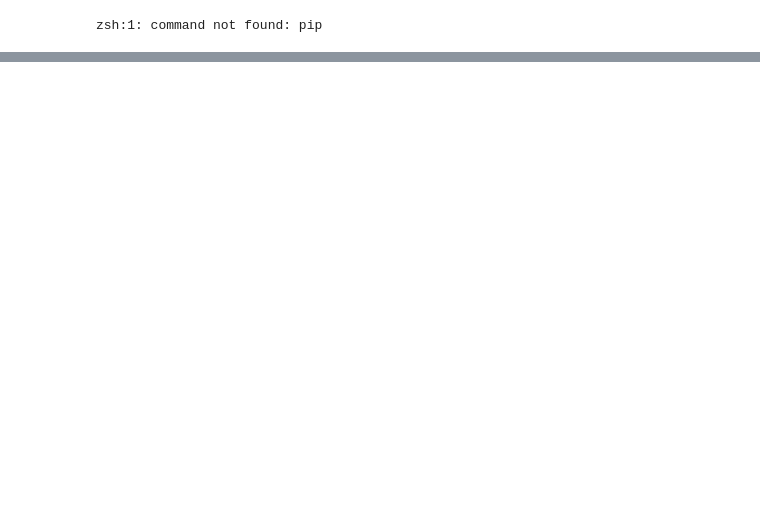
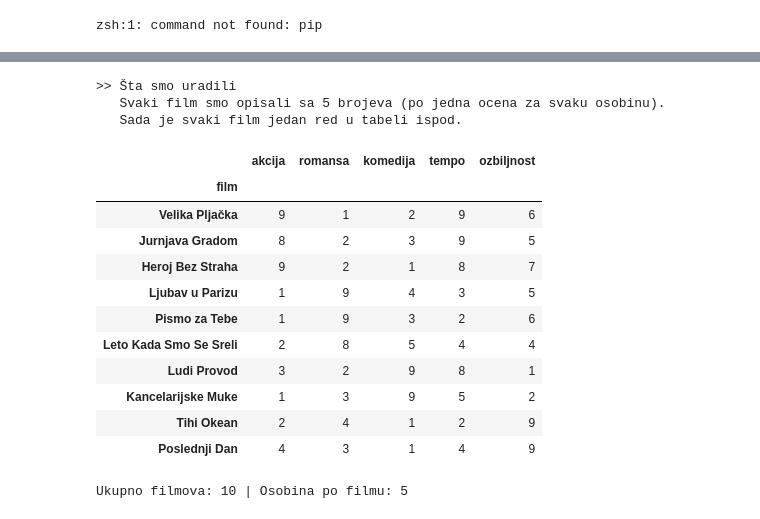
Before and after one commit to boba1987/vector-spaces, a Jupyter notebook: simple_recommender_ai_colab.ipynb, the cells around one changed output, grey strips where cells are left out. Saved outputs shown, nothing was run; the diff lists cells and outputs as text; code cells hidden in the pictures; blank space fills up the shorter version.

```diff
--- a/simple_recommender_ai_colab.ipynb
+++ b/simple_recommender_ai_colab.ipynb
@@ -560,0 +70,43 @@ Isti recept koriste i veliki sistemi (muzika, kupovina, video) - samo sa milioni
+# %%
+# Osobine kojima opisujemo svaki film (ocene 0-10).
+osobine = ['akcija', 'romansa', 'komedija', 'tempo', 'ozbiljnost']
+
+# Mala "baza" filmova. Brojevi su izmišljeni radi primera.
+filmovi = {
+    'Velika Pljačka':        [9, 1, 2, 9, 6],   # akcioni triler
+    'Jurnjava Gradom':       [8, 2, 3, 9, 5],   # akcioni
+    'Heroj Bez Straha':      [9, 2, 1, 8, 7],   # akcioni
+    'Ljubav u Parizu':       [1, 9, 4, 3, 5],   # romansa
+    'Pismo za Tebe':         [1, 9, 3, 2, 6],   # romansa
+    'Leto Kada Smo Se Sreli':[2, 8, 5, 4, 4],   # romansa/dramedija
+    'Ludi Provod':           [3, 2, 9, 8, 1],   # komedija
+    'Kancelarijske Muke':    [1, 3, 9, 5, 2],   # komedija
+    'Tihi Okean':            [2, 4, 1, 2, 9],   # ozbiljna drama
+    'Poslednji Dan':         [4, 3, 1, 4, 9],   # ozbiljna drama
+}
+
+df = pd.DataFrame.from_dict(filmovi, orient='index', columns=osobine)
+df.index.name = 'film'
+
+say('Šta smo uradili',
+    'Svaki film smo opisali sa 5 brojeva (po jedna ocena za svaku osobinu).\n'
+    'Sada je svaki film jedan red u tabeli ispod.')
+display(df)
+print(f'\nUkupno filmova: {len(df)} | Osobina po filmu: {len(osobine)}')
+# %% [output]
+>> Šta smo uradili
+   Svaki film smo opisali sa 5 brojeva (po jedna ocena za svaku osobinu).
+   Sada je svaki film jedan red u tabeli ispod.
+|  | akcija | romansa | komedija | tempo | ozbiljnost |
+| film |  |  |  |  |  |
+| Velika Pljačka | 9 | 1 | 2 | 9 | 6 |
+| Jurnjava Gradom | 8 | 2 | 3 | 9 | 5 |
+| Heroj Bez Straha | 9 | 2 | 1 | 8 | 7 |
+| Ljubav u Parizu | 1 | 9 | 4 | 3 | 5 |
+| Pismo za Tebe | 1 | 9 | 3 | 2 | 6 |
+| Leto Kada Smo Se Sreli | 2 | 8 | 5 | 4 | 4 |
+| Ludi Provod | 3 | 2 | 9 | 8 | 1 |
+| Kancelarijske Muke | 1 | 3 | 9 | 5 | 2 |
+| Tihi Okean | 2 | 4 | 1 | 2 | 9 |
+| Poslednji Dan | 4 | 3 | 1 | 4 | 9 |
+Ukupno filmova: 10 | Osobina po filmu: 5
```
Also changed, not shown: parts of 37 cells of this notebook.
